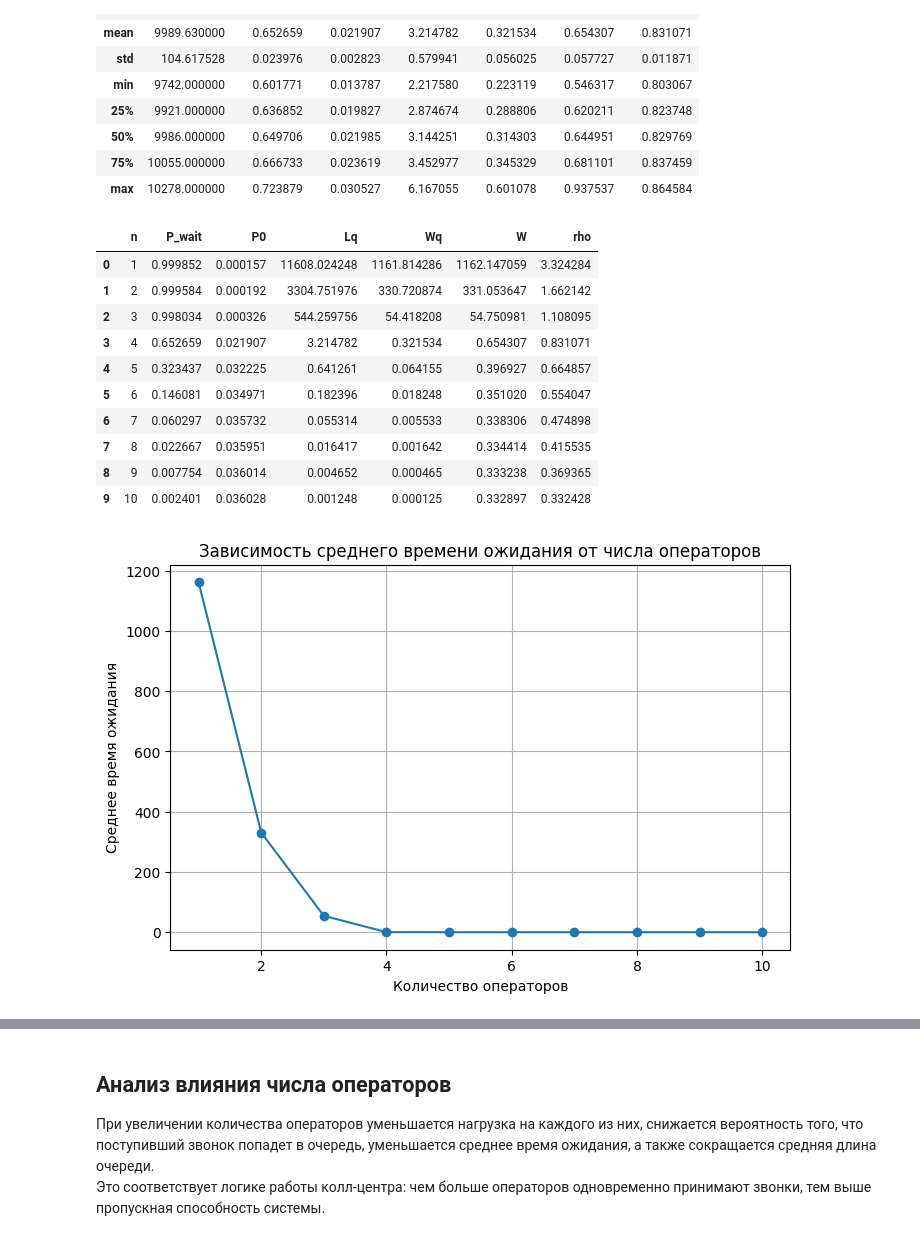
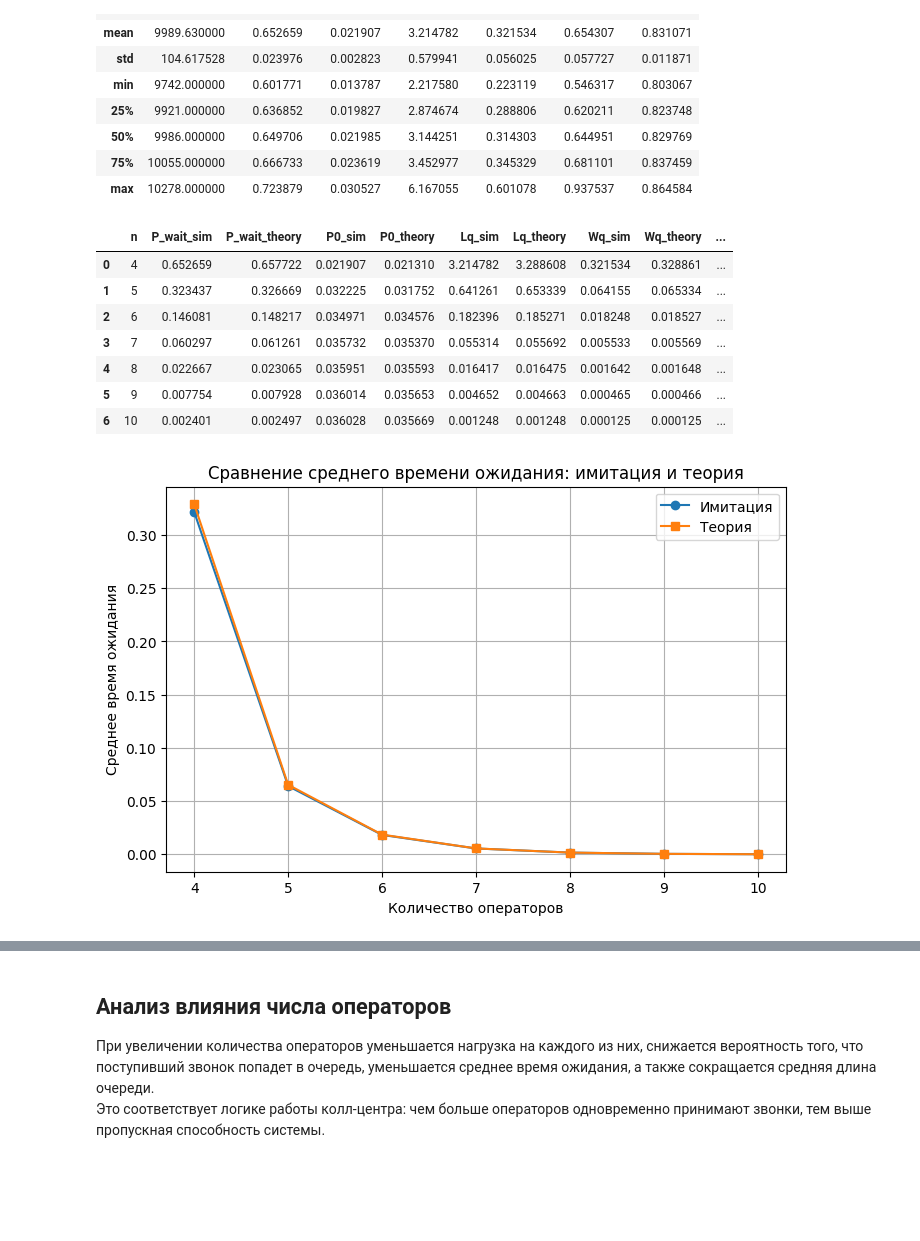
Before and after one commit to squirtleKKS/tmo-labs, a Jupyter notebook: lab-2.ipynb, the cells around one changed output, grey strips where cells are left out. Cells and saved outputs as stored; diff of their text form; code cells hidden in the pictures; blank space fills up the shorter version.

```diff
--- a/lab-2.ipynb
+++ b/lab-2.ipynb
@@ -264,52 +298,57 @@ runs_df.describe()
 | 75% | 10055.000000 | 0.666733 | 0.023619 | 3.452977 | 0.345329 | 0.681101 | 0.837459 |
 | max | 10278.000000 | 0.723879 | 0.030527 | 6.167055 | 0.601078 | 0.937537 | 0.864584 |
 # %%
-operators_range = range(1, 11)
+operators_range = range(4, 11)
 operators_results = []
 
 for n_val in operators_range:
-    _, summary = run_multiple_simulations(
+    _, summary, theory = run_multiple_simulations(
         lambda_calls=lambda_calls,
         mu_service=mu_service,
         n_operators=n_val,
         simulation_time=simulation_time,
         n_runs=n_runs
     )
 
-    values = dict(zip(summary["Показатель"], summary["Среднее значение"]))
+    values = dict(zip(summary["Показатель"], summary["Имитация"]))
     operators_results.append({
         "n": n_val,
-        "P_wait": values["Вероятность ожидания"],
-        "P0": values["Вероятность простоя"],
-        "Lq": values["Средняя длина очереди"],
-        "Wq": values["Среднее время ожидания"],
-        "W": values["Среднее время в системе"],
-        "rho": values["Коэффициент загрузки"]
+        "P_wait_sim": values["Вероятность ожидания"],
+        "P_wait_theory": theory["P_wait"],
+        "P0_sim": values["Вероятность простоя"],
+        "P0_theory": theory["P0"],
+        "Lq_sim": values["Средняя длина очереди"],
+        "Lq_theory": theory["Lq"],
+        "Wq_sim": values["Среднее время ожидания"],
+        "Wq_theory": theory["Wq"],
+        "W_sim": values["Среднее время в системе"],
+        "W_theory": theory["W"],
+        "rho_sim": values["Коэффициент загрузки"],
+        "rho_theory": theory["rho"]
     })
 
 df_operators = pd.DataFrame(operators_results)
 df_operators
 # %% [output]
-|  | n | P_wait | P0 | Lq | Wq | W | rho |
-| 0 | 1 | 0.999852 | 0.000157 | 11608.024248 | 1161.814286 | 1162.147059 | 3.324284 |
-| 1 | 2 | 0.999584 | 0.000192 | 3304.751976 | 330.720874 | 331.053647 | 1.662142 |
-| 2 | 3 | 0.998034 | 0.000326 | 544.259756 | 54.418208 | 54.750981 | 1.108095 |
-| 3 | 4 | 0.652659 | 0.021907 | 3.214782 | 0.321534 | 0.654307 | 0.831071 |
-| 4 | 5 | 0.323437 | 0.032225 | 0.641261 | 0.064155 | 0.396927 | 0.664857 |
-| 5 | 6 | 0.146081 | 0.034971 | 0.182396 | 0.018248 | 0.351020 | 0.554047 |
-| 6 | 7 | 0.060297 | 0.035732 | 0.055314 | 0.005533 | 0.338306 | 0.474898 |
-| 7 | 8 | 0.022667 | 0.035951 | 0.016417 | 0.001642 | 0.334414 | 0.415535 |
-| 8 | 9 | 0.007754 | 0.036014 | 0.004652 | 0.000465 | 0.333238 | 0.369365 |
-| 9 | 10 | 0.002401 | 0.036028 | 0.001248 | 0.000125 | 0.332897 | 0.332428 |
+|  | n | P_wait_sim | P_wait_theory | P0_sim | P0_theory | Lq_sim | Lq_theory | Wq_sim | Wq_theory | ... |
+| 0 | 4 | 0.652659 | 0.657722 | 0.021907 | 0.021310 | 3.214782 | 3.288608 | 0.321534 | 0.328861 | ... |
+| 1 | 5 | 0.323437 | 0.326669 | 0.032225 | 0.031752 | 0.641261 | 0.653339 | 0.064155 | 0.065334 | ... |
+| 2 | 6 | 0.146081 | 0.148217 | 0.034971 | 0.034576 | 0.182396 | 0.185271 | 0.018248 | 0.018527 | ... |
+| 3 | 7 | 0.060297 | 0.061261 | 0.035732 | 0.035370 | 0.055314 | 0.055692 | 0.005533 | 0.005569 | ... |
+| 4 | 8 | 0.022667 | 0.023065 | 0.035951 | 0.035593 | 0.016417 | 0.016475 | 0.001642 | 0.001648 | ... |
+| 5 | 9 | 0.007754 | 0.007928 | 0.036014 | 0.035653 | 0.004652 | 0.004663 | 0.000465 | 0.000466 | ... |
+| 6 | 10 | 0.002401 | 0.002497 | 0.036028 | 0.035669 | 0.001248 | 0.001248 | 0.000125 | 0.000125 | ... |
 # %%
 plt.figure(figsize=(8, 5))
-plt.plot(df_operators["n"], df_operators["Wq"], marker="o")
+plt.plot(df_operators["n"], df_operators["Wq_sim"], marker="o", label="Имитация")
+plt.plot(df_operators["n"], df_operators["Wq_theory"], marker="s", label="Теория")
 plt.xlabel("Количество операторов")
 plt.ylabel("Среднее время ожидания")
-plt.title("Зависимость среднего времени ожидания от числа операторов")
+plt.title("Сравнение среднего времени ожидания: имитация и теория")
 plt.grid(True)
+plt.legend()
 plt.show()
 # %% [output]
-[figure, old version]
+[figure, new version]
 # %%
 plt.figure(figsize=(8, 5))
```
Also changed, not shown: parts of 8 cells of this notebook.
